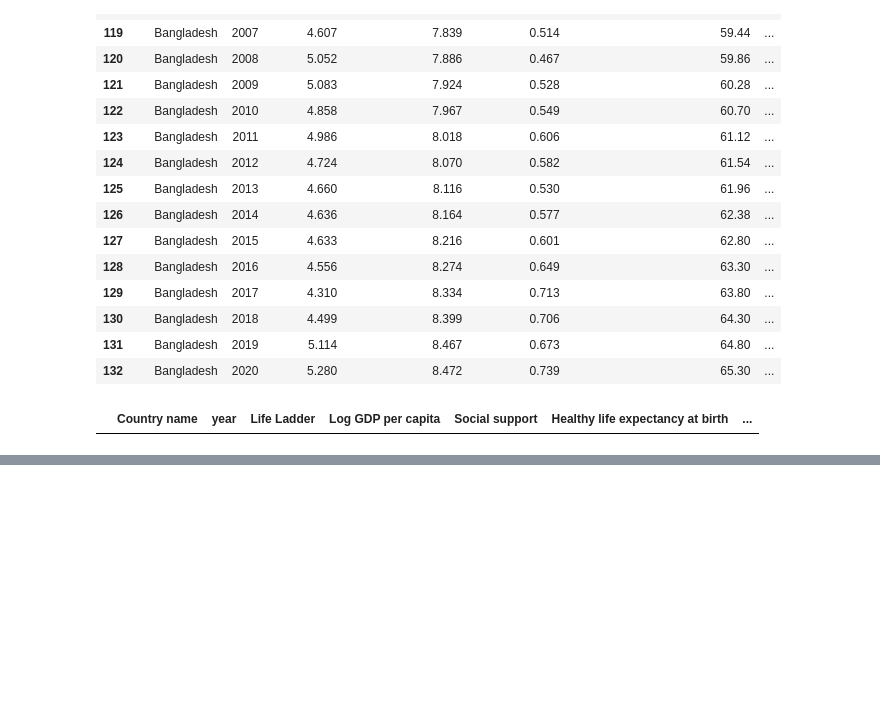
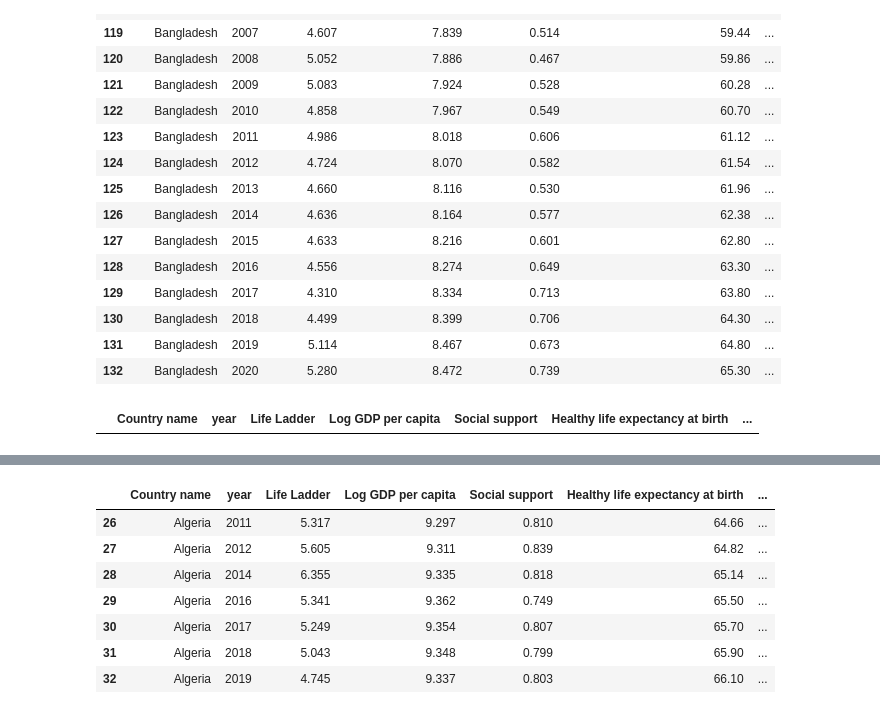
Before and after one commit to rinsharufi-datalogix/World-happiness-, a Jupyter notebook: data_cleaning.ipynb, the cells around one changed output, grey strips where cells are left out. Saved outputs shown, nothing was run; the diff lists cells and outputs as text; code cells hidden in the pictures; blank space fills up the shorter version.

```diff
--- a/data_cleaning.ipynb
+++ b/data_cleaning.ipynb
@@ -366,0 +384,11 @@ df[df["Country name"]=="Palestinian Territories"]
+# %%
+df[df["Country name"]=="Algeria"]
+# %% [output]
+|  | Country name | year | Life Ladder | Log GDP per capita | Social support | Healthy life expectancy at birth | ... |
+| 26 | Algeria | 2011 | 5.317 | 9.297 | 0.810 | 64.66 | ... |
+| 27 | Algeria | 2012 | 5.605 | 9.311 | 0.839 | 64.82 | ... |
+| 28 | Algeria | 2014 | 6.355 | 9.335 | 0.818 | 65.14 | ... |
+| 29 | Algeria | 2016 | 5.341 | 9.362 | 0.749 | 65.50 | ... |
+| 30 | Algeria | 2017 | 5.249 | 9.354 | 0.807 | 65.70 | ... |
+| 31 | Algeria | 2018 | 5.043 | 9.348 | 0.799 | 65.90 | ... |
+| 32 | Algeria | 2019 | 4.745 | 9.337 | 0.803 | 66.10 | ... |
```
Also changed, not shown: parts of 14 cells of this notebook.
